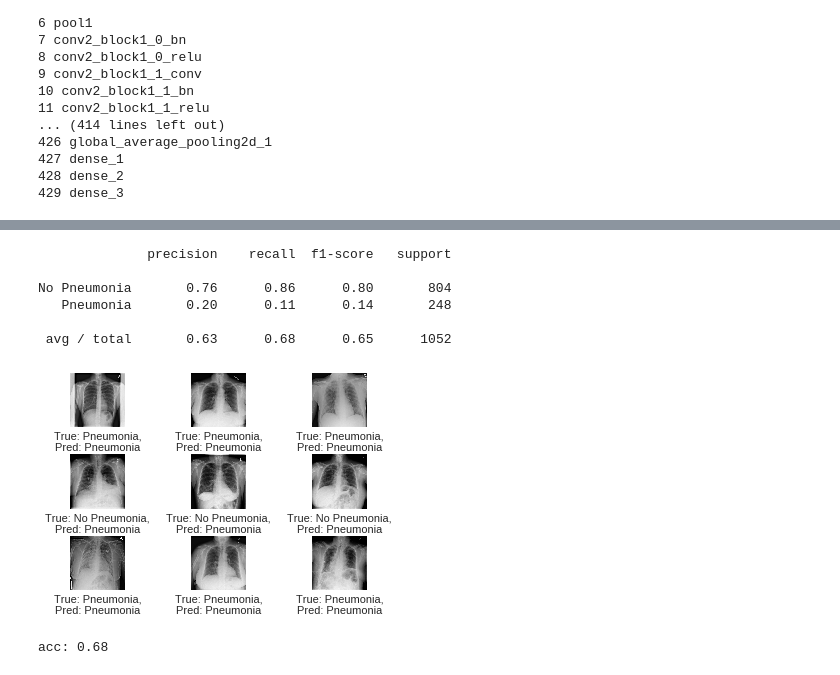
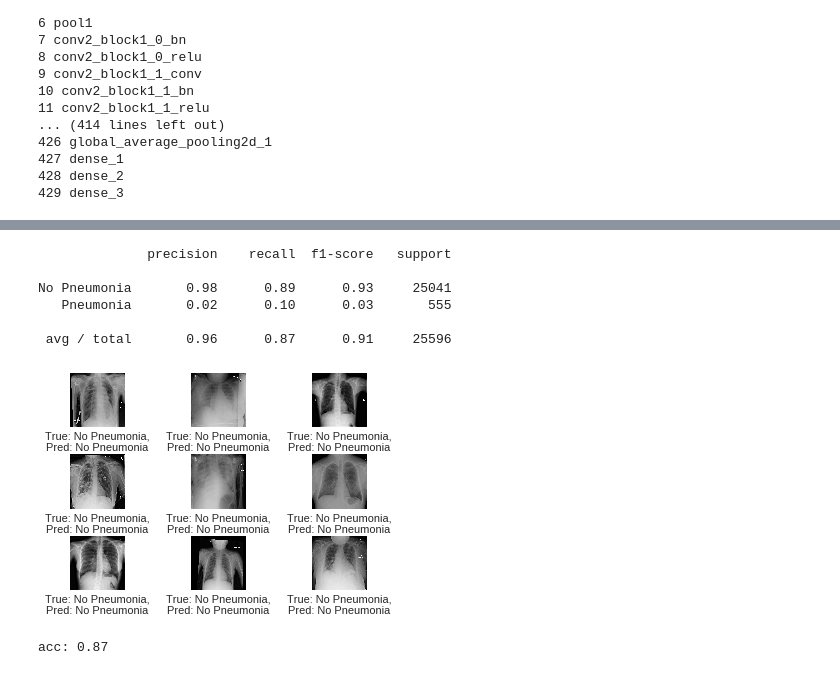
Before and after one commit to Chex-Mix/pneumonia-detection, a Jupyter notebook: chest_x.ipynb, the cells around one changed output, grey strips where cells are left out. Cells and saved outputs as stored; diff of their text form; code cells hidden in the pictures.

```diff
--- a/chest_x.ipynb
+++ b/chest_x.ipynb
@@ -239,6 +287,6 @@ print(test.shape)
 # %%
 # Train-test split the train data to create a validation set.
-train, validate = train_test_split(train, test_size=0.3, random_state=5)
+#train, validate = train_test_split(train, test_size=0.3, random_state=5)
 # %%
 # Split the train and test data into feature and label sets. The label sets (y)
 # will only contain the booleans for the 'Pneumonia' column.
@@ -441,13 +463,13 @@ labels = ['No Pneumonia', 'Pneumonia']
 
 input_shape = (img_size, img_size, 3)
 
-#test_x = np.asarray(X_test['img_arr'].tolist())
-validation = np.asarray(X_validate['img_arr'].tolist())
-preds = model.predict(validation)
+test_x = np.asarray(X_test['img_arr'].tolist())
+#validation = np.asarray(X_validate['img_arr'].tolist())
+preds = model.predict(test_x)
 cls_pred = np.argmax(preds, axis=1)
 
 # Print precision, recall, support and F1 score for the two classes.
-print(sklearn.metrics.classification_report(y_validate, cls_pred, target_names=labels))
+print(sklearn.metrics.classification_report(y_test, cls_pred, target_names=labels))
 
 # Show the images.
 def plot_images(images, cls_true, cls_pred=None):
@@ -457,39 +479,39 @@ def plot_images(images, cls_true, cls_pred=None):
     fig, axes = plt.subplots(3, 3)
     fig.subplots_adjust(hspace=0.5, wspace=0.3)
 
     for i, ax in enumerate(axes.flat):
         # Plot image.
         ax.imshow(images[i].reshape(input_shape), cmap='binary')
 
         # Show true and predicted classes.
         if cls_pred is None:
             xlabel = "True: {0}".format(labels[cls_true[i]])
         else:
-            xlabel = "True: {0},\nPred: {1}".format(labels[cls_true[i]-1],
-                                                    labels[cls_pred[i]-1])
+            xlabel = "True: {0},\nPred: {1}".format(labels[cls_true[i]],
+                                                    labels[cls_pred[i]])
 
         # Show the classes as the label on the x-axis.
         ax.set_xlabel(xlabel)
 
         # Remove ticks from the plot.
         ax.set_xticks([])
         ax.set_yticks([])
 
     # Ensure the plot is shown correctly with multiple plots in a
     # single Notebook cell.
     plt.show()
 
 # Plot the first nine images and their corresponding true and predicted labels.
-plot_images(validation[0:9], np.argmax(y_validateHot[0:9], axis=1), cls_pred[0:9])
+plot_images(test_x[0:9], np.argmax(y_testHot[0:9], axis=1), cls_pred[0:9])
 
 # Print the accuracy of the model.
-print("acc: %.02f" % sklearn.metrics.accuracy_score(y_validate, cls_pred))
+print("acc: %.02f" % sklearn.metrics.accuracy_score(y_test, cls_pred))
 # %% [output]
               precision    recall  f1-score   support
 
-No Pneumonia       0.76      0.86      0.80       804
-   Pneumonia       0.20      0.11      0.14       248
+No Pneumonia       0.98      0.89      0.93     25041
+   Pneumonia       0.02      0.10      0.03       555
 
- avg / total       0.63      0.68      0.65      1052
+ avg / total       0.96      0.87      0.91     25596
-[figure, old version]
+[figure, new version]
-acc: 0.68
+acc: 0.87
```
Also changed, not shown: parts of 27 cells of this notebook.
